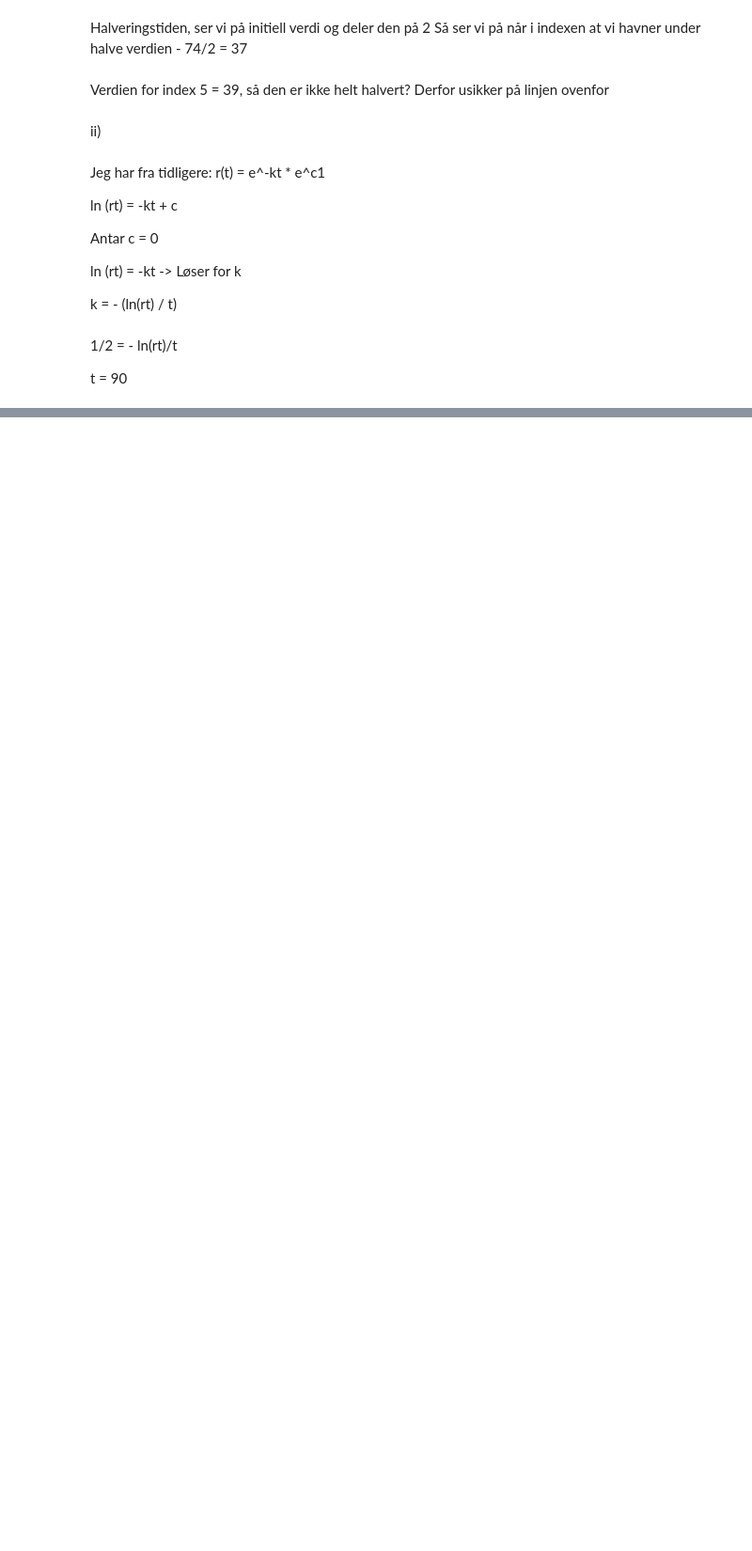
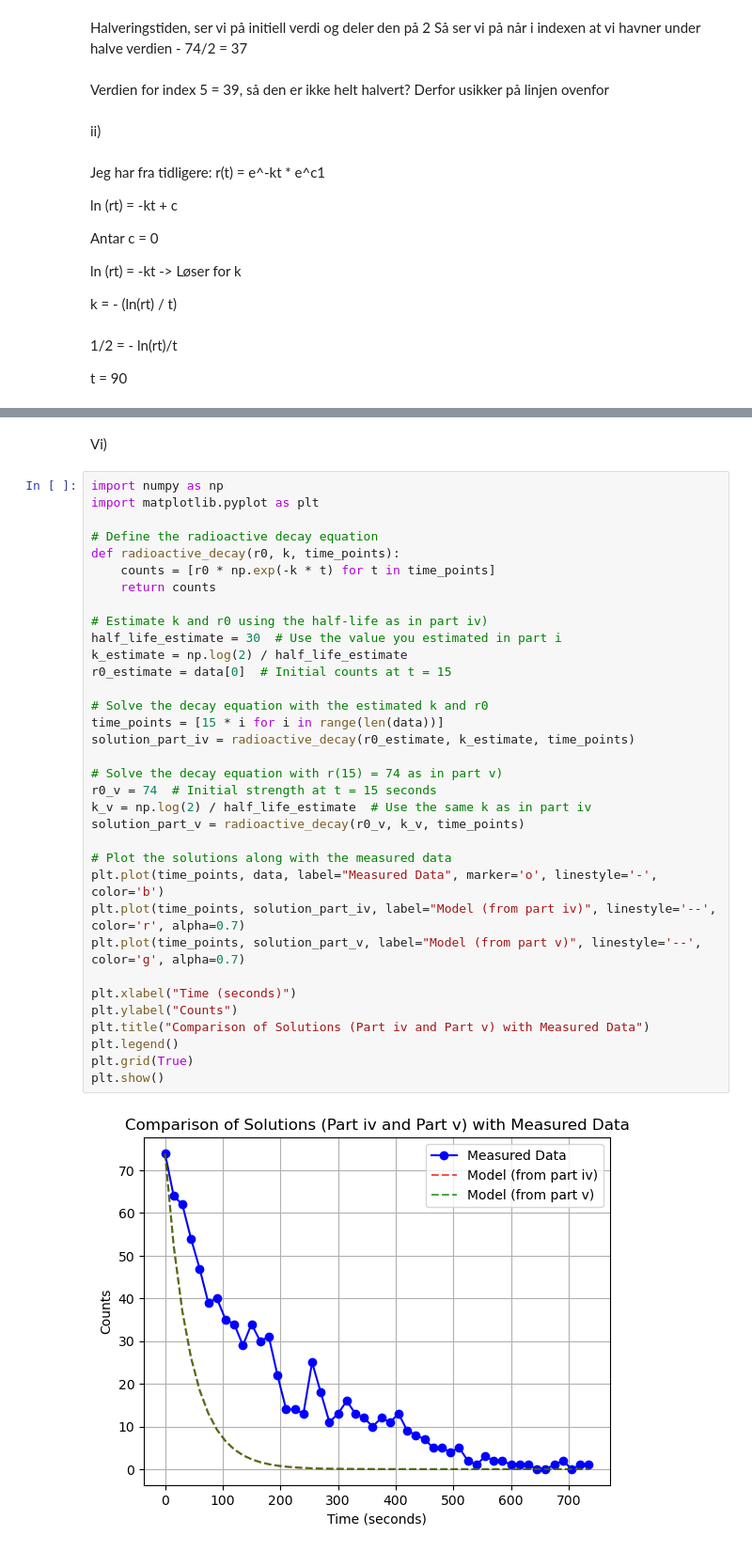
Before and after one commit to 591118/ADA501, a Jupyter notebook: ODEexercise.ipynb, the cells around one changed output, grey strips where cells are left out. Shown at 94% size. Cells and saved outputs as stored; diff of their text form; blank space fills up the shorter version.

```diff
--- a/ODEexercise.ipynb
+++ b/ODEexercise.ipynb
@@ -74,0 +144,38 @@ t = 90
+# %% [markdown]
+Vi)
+# %%
+import numpy as np
+import matplotlib.pyplot as plt
+
+# Define the radioactive decay equation
+def radioactive_decay(r0, k, time_points):
+    counts = [r0 * np.exp(-k * t) for t in time_points]
+    return counts
+
+# Estimate k and r0 using the half-life as in part iv)
+half_life_estimate = 30  # Use the value you estimated in part i
+k_estimate = np.log(2) / half_life_estimate
+r0_estimate = data[0]  # Initial counts at t = 15
+
+# Solve the decay equation with the estimated k and r0
+time_points = [15 * i for i in range(len(data))]
+solution_part_iv = radioactive_decay(r0_estimate, k_estimate, time_points)
+
+# Solve the decay equation with r(15) = 74 as in part v)
+r0_v = 74  # Initial strength at t = 15 seconds
+k_v = np.log(2) / half_life_estimate  # Use the same k as in part iv
+solution_part_v = radioactive_decay(r0_v, k_v, time_points)
+
+# Plot the solutions along with the measured data
+plt.plot(time_points, data, label="Measured Data", marker='o', linestyle='-', color='b')
+plt.plot(time_points, solution_part_iv, label="Model (from part iv)", linestyle='--', color='r', alpha=0.7)
+plt.plot(time_points, solution_part_v, label="Model (from part v)", linestyle='--', color='g', alpha=0.7)
+
+plt.xlabel("Time (seconds)")
+plt.ylabel("Counts")
+plt.title("Comparison of Solutions (Part iv and Part v) with Measured Data")
+plt.legend()
+plt.grid(True)
+plt.show()
+# %% [output]
+[figure, added]
```
Also changed, not shown: parts of 11 cells of this notebook, 11 other files.
